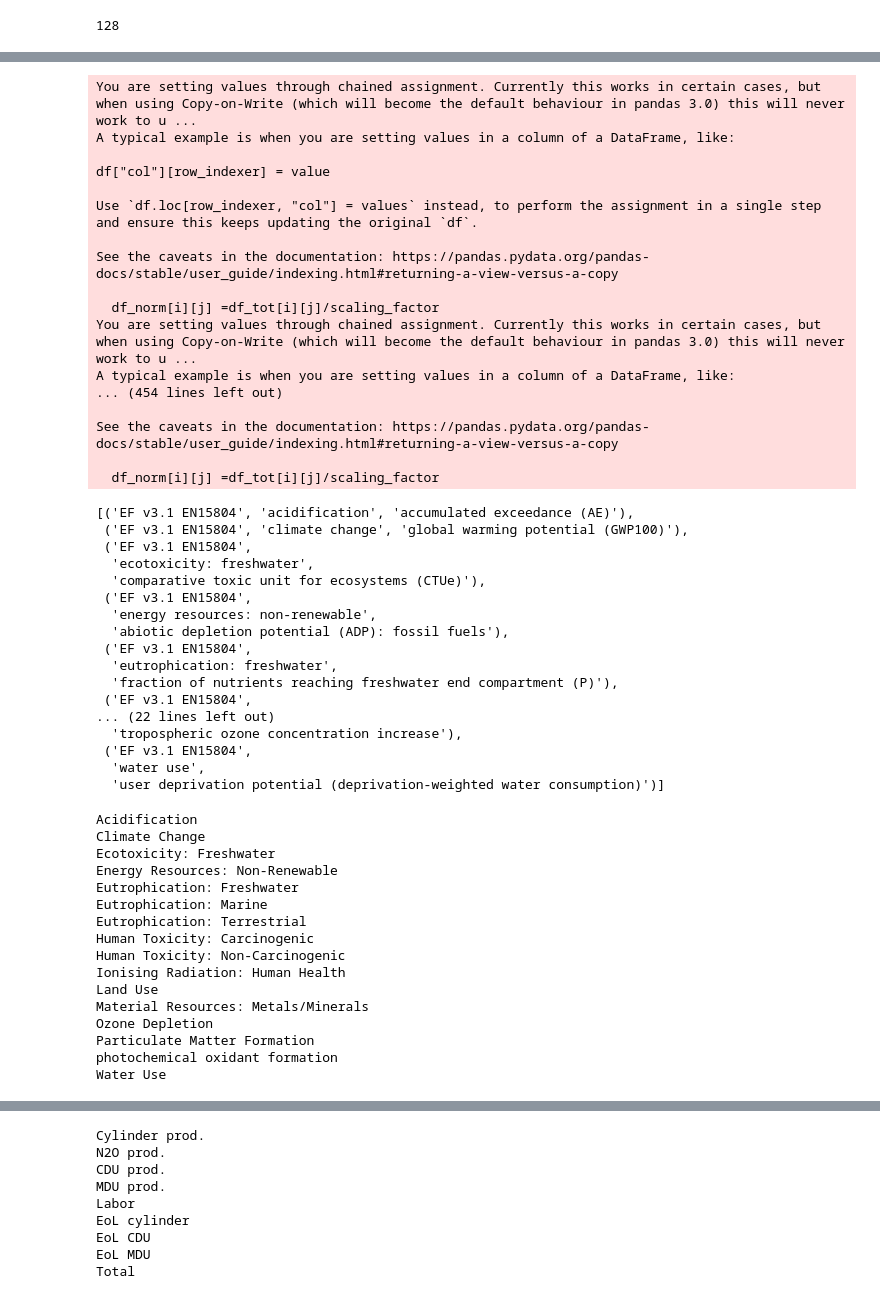
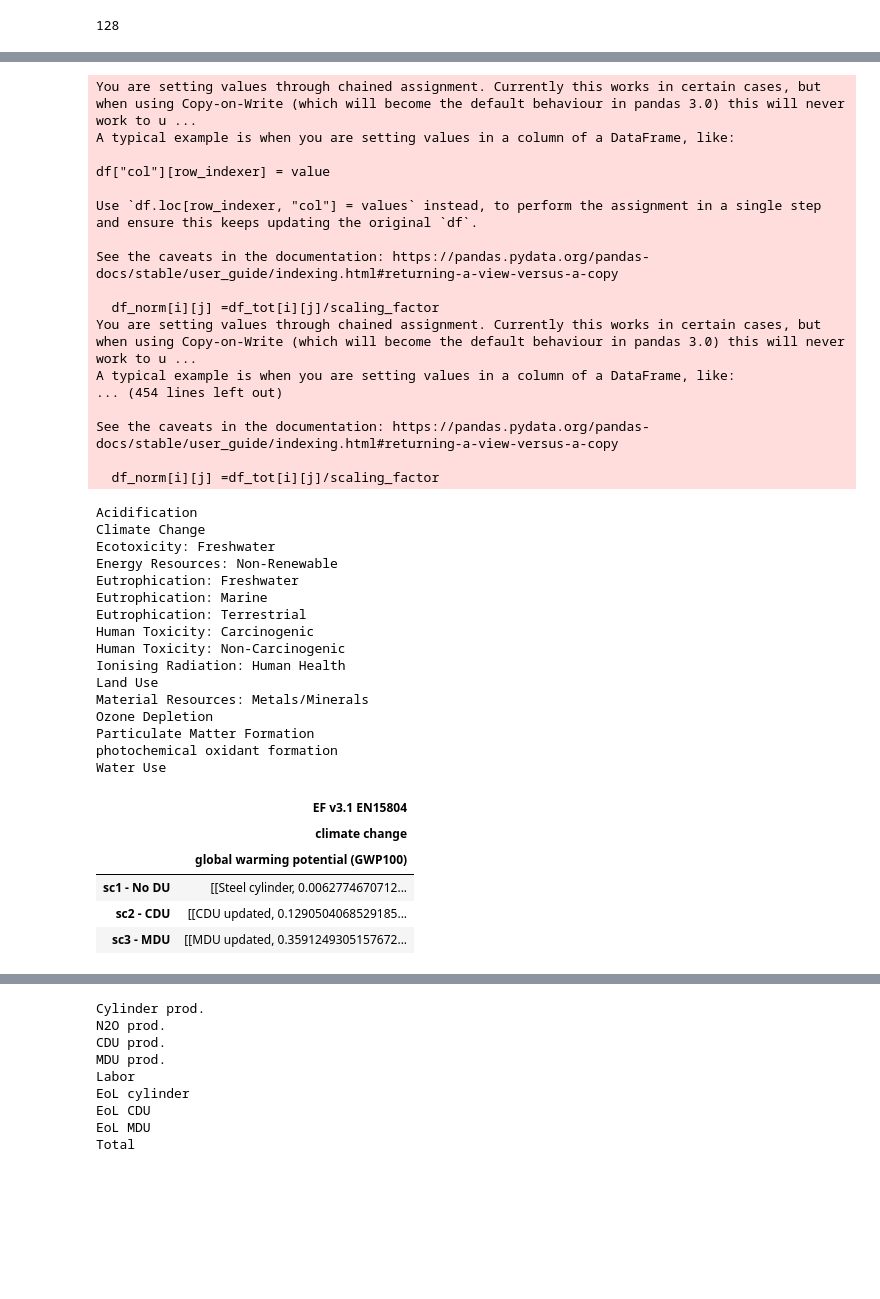
Before and after one commit to RuneWF/Single-use-vs-multi-use-in-health-care, a Jupyter notebook: Brighway/Rune BE.ipynb, the cells around one changed output, grey strips where cells are left out. Saved outputs shown, nothing was run; the diff lists cells and outputs as text; code cells hidden in the pictures; blank space fills up the shorter version.

```diff
--- a/Brighway/Rune BE.ipynb
+++ b/Brighway/Rune BE.ipynb
@@ -355,7 +1222,7 @@ for i in df_cols:
 
 # Selecting the columns from 1th column onwards
 columns_to_plot = df_norm.columns
-df_cols
+# df_cols
 # %% [output]
 You are setting values through chained assignment. Currently this works in certain cases, but when using Copy-on-Write (which will become the default behaviour in pandas 3.0) this will never work to u ...
 A typical example is when you are setting values in a column of a DataFrame, like:
@@ -374,48 +1241,39 @@ A typical example is when you are setting values in a column of a DataFrame, lik
 See the caveats in the documentation: https://pandas.pydata.org/pandas-docs/stable/user_guide/indexing.html#returning-a-view-versus-a-copy
 
   df_norm[i][j] =df_tot[i][j]/scaling_factor
-[('EF v3.1 EN15804', 'acidification', 'accumulated exceedance (AE)'),
- ('EF v3.1 EN15804', 'climate change', 'global warming potential (GWP100)'),
- ('EF v3.1 EN15804',
-  'ecotoxicity: freshwater',
-  'comparative toxic unit for ecosystems (CTUe)'),
- ('EF v3.1 EN15804',
-  'energy resources: non-renewable',
-  'abiotic depletion potential (ADP): fossil fuels'),
- ('EF v3.1 EN15804',
-  'eutrophication: freshwater',
-  'fraction of nutrients reaching freshwater end compartment (P)'),
- ('EF v3.1 EN15804',
-... (22 lines left out)
-  'tropospheric ozone concentration increase'),
- ('EF v3.1 EN15804',
-  'water use',
-  'user deprivation potential (deprivation-weighted water consumption)')]
 # %%
 index_list = list(df1.index.values)
 plot_x_axis = [0] * len(impact_category)
 for i in range(len(plot_x_axis)):
     if "photochemical oxidant formation" in impact_category[i][1]:
         plot_x_axis[i] = "photochemical oxidant formation"
     else:
         plot_x_axis[i] = impact_category[i][1].title()
     print(plot_x_axis[i])
 
 df_GWP = df_updated[df_updated.columns[1]].to_frame()
+df_GWP_sub = df1_sub[df_updated.columns[1]].to_frame()
+df_GWP_sub
 # %% [output]
 Acidification
 Climate Change
 Ecotoxicity: Freshwater
 Energy Resources: Non-Renewable
 Eutrophication: Freshwater
 Eutrophication: Marine
 Eutrophication: Terrestrial
 Human Toxicity: Carcinogenic
 Human Toxicity: Non-Carcinogenic
 Ionising Radiation: Human Health
 Land Use
 Material Resources: Metals/Minerals
 Ozone Depletion
 Particulate Matter Formation
 photochemical oxidant formation
 Water Use
+|  | EF v3.1 EN15804 |
+|  | climate change |
+|  | global warming potential (GWP100) |
+| sc1 - No DU | [[Steel cylinder, 0.0062774670712... |
+| sc2 - CDU | [[CDU updated, 0.1290504068529185... |
+| sc3 - MDU | [[MDU updated, 0.3591249305157672... |
```
Also changed, not shown: parts of 26 cells of this notebook, 1 other file.
